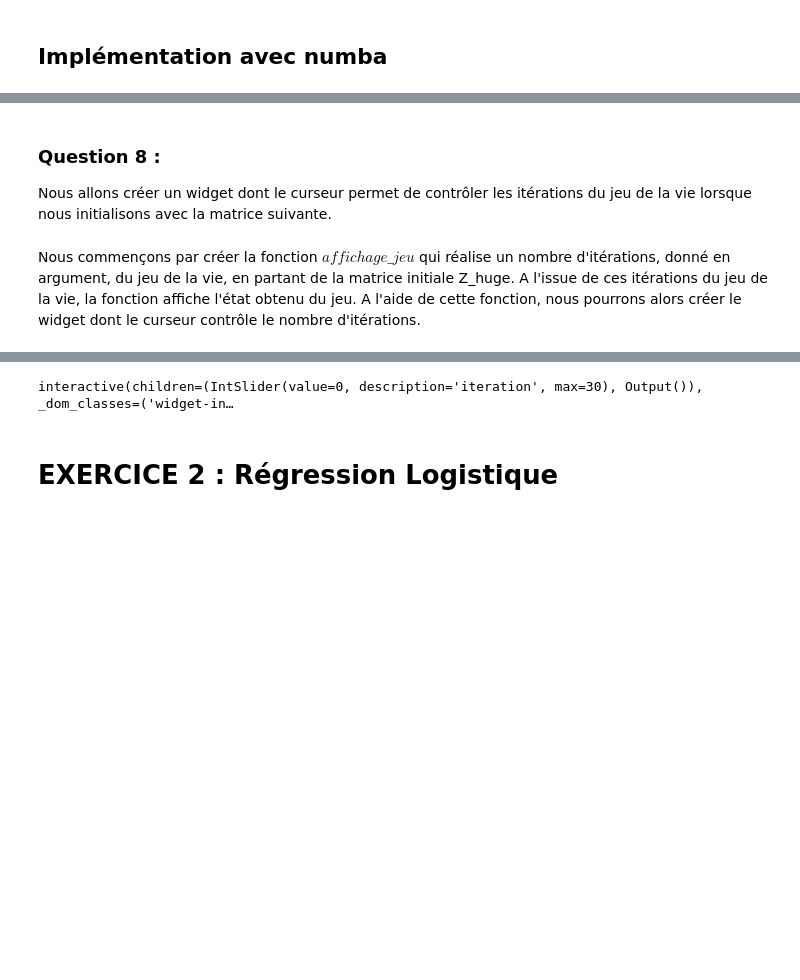
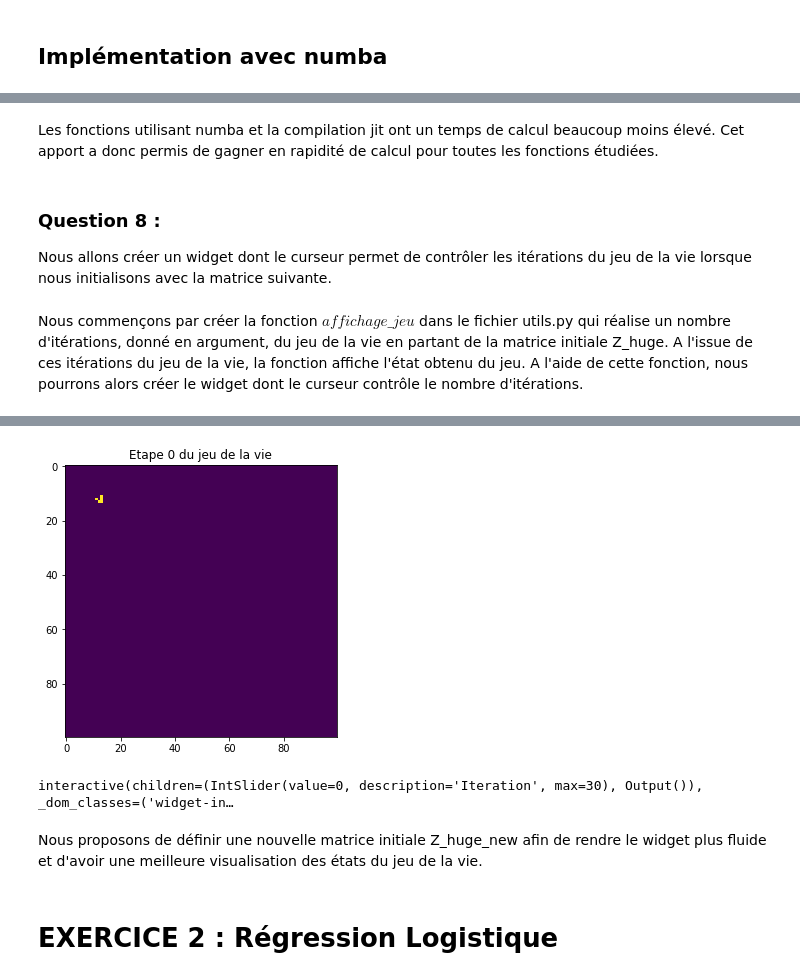
Before and after one commit to EmelineToustou/Emeline_Megane_HMMA238, a Jupyter notebook: notebook_tp_BOYER_TOUSTOU.ipynb, the cells around one changed output, grey strips where cells are left out. Cells and saved outputs as stored; diff of their text form; code cells hidden in the pictures; blank space fills up the shorter version.

```diff
--- a/notebook_tp_BOYER_TOUSTOU.ipynb
+++ b/notebook_tp_BOYER_TOUSTOU.ipynb
@@ -64,12 +92,17 @@ import numpy as np
 # %%
 plt.figure(figsize = (10, 5))
-Znew = np.copy(Z)
+Znew = [[0,0,0,0,0,0],
+        [0,0,0,1,0,0],
+        [0,1,0,1,0,0],
+        [0,0,1,1,0,0],
+        [0,0,0,0,0,0],
+        [0,0,0,0,0,0]]
 
 for i in range(10):
     plt.subplot(2, 5, i+1)
     plt.imshow(np.array(Znew))
     Znew = iteration_jeu(Znew)
-    plt.title("Itération "+str(i))
+    plt.title("Itération " + str(i))
 # %% [output]
 [figure]
 # %% [markdown]
@@ -180,3 +213,5 @@ Elapsed (after compilation) = 7.987022399902344e-05
+# %% [markdown]
+Les fonctions utilisant numba et la compilation jit ont un temps de calcul beaucoup moins élevé. Cet apport a donc permis de gagner en rapidité de calcul pour toutes les fonctions étudiées.
 # %% [markdown]
 ### Question 8 :
 
@@ -192,16 +227,18 @@ Z_np = np.array(
      [0, 0, 0, 0, 0, 0]])
 Z_huge[10:16, 10:16] = Z_np
 # %% [markdown]
-Nous commençons par créer la fonction $affichage\_jeu$ qui réalise un nombre d'itérations, donné en argument, du jeu de la vie, en partant de la matrice initiale Z_huge. A l'issue de ces itérations du jeu de la vie, la fonction affiche l'état obtenu du jeu. A l'aide de cette fonction, nous pourrons alors créer le widget dont le curseur contrôle le nombre d'itérations.
+Nous commençons par créer la fonction $affichage\_jeu$ dans le fichier utils.py qui réalise un nombre d'itérations, donné en argument, du jeu de la vie en partant de la matrice initiale Z_huge. A l'issue de ces itérations du jeu de la vie, la fonction affiche l'état obtenu du jeu. A l'aide de cette fonction, nous pourrons alors créer le widget dont le curseur contrôle le nombre d'itérations.
 # %%
-def affichage_jeu(iteration = 0):
-    """Affichage du jeu après un certain nombre d'itérations (donné en argument) du jeu de la vie."""
-    Z = Z_huge
+def affichage_jeu(Etat_jeu, Iteration = 0):
+    """
+    Affichage du jeu après un certain nombre d'itérations (donné en argument) du jeu de la vie.
+    """
+    Z_iter = np.copy(Etat_jeu)
     plt.figure(figsize = (10, 5))
-    for i in range(iteration):
-        Z = iteration_jeu(Z)
-    plt.imshow(Z)
-    plt.title("Etape " + str(iteration) + " du jeu de la vie")
+    for i in range(Iteration):
+        Z_iter = iteration_jeu(Z_iter)
+    plt.imshow(Z_iter)
+    plt.title("Etape " + str(Iteration) + " du jeu de la vie")
 # %%
-affichage_jeu(0)
+affichage_jeu(Z_huge, 0)
 # %% [output]
@@ -210,9 +245,13 @@ affichage_jeu(0)
+[figure, added]
 # %%
 from ipywidgets import interact
+from ipywidgets import fixed
 
-interact(affichage_jeu, iteration = (0, 30, 1));
+interact(affichage_jeu, Etat_jeu = fixed(Z_huge) ,Iteration = (0, 30, 1));
 # %% [output]
-interactive(children=(IntSlider(value=0, description='iteration', max=30), Output()), _dom_classes=('widget-in…
+interactive(children=(IntSlider(value=0, description='Iteration', max=30), Output()), _dom_classes=('widget-in…
+# %% [markdown]
+Nous proposons de définir une nouvelle matrice initiale Z_huge_new afin de rendre le widget plus fluide et d'avoir une meilleure visualisation des états du jeu de la vie.
 # %% [markdown]
 # EXERCICE 2 : Régression Logistique
 # %% [markdown]
```
Also changed, not shown: parts of 40 cells of this notebook.
